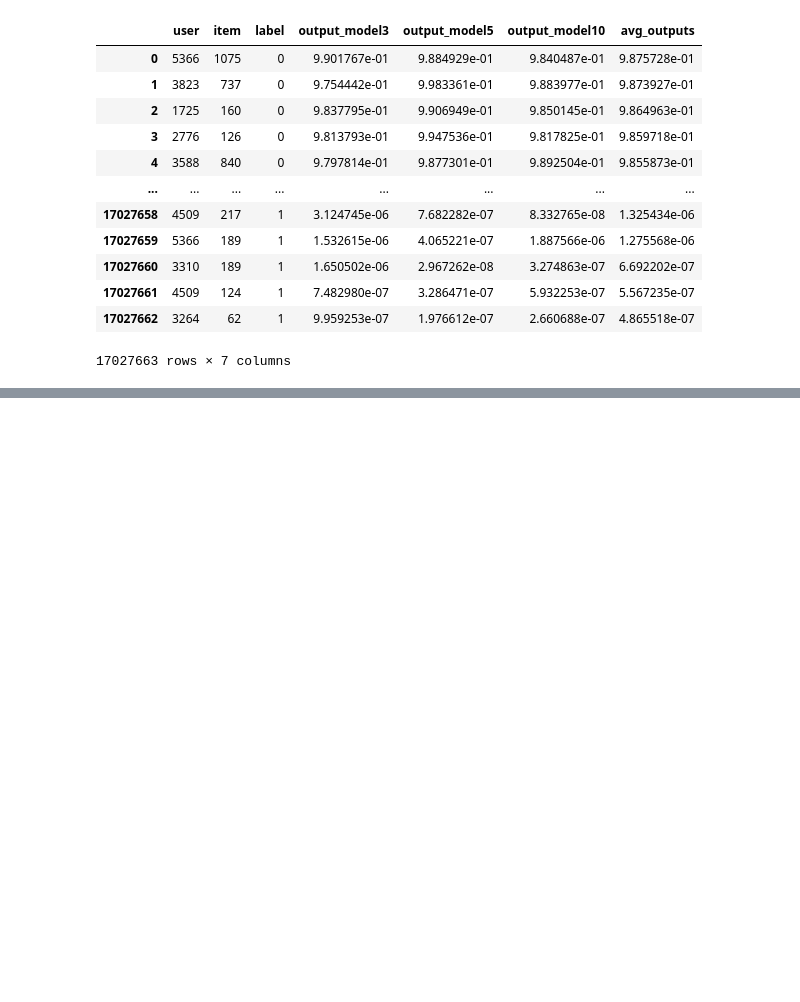
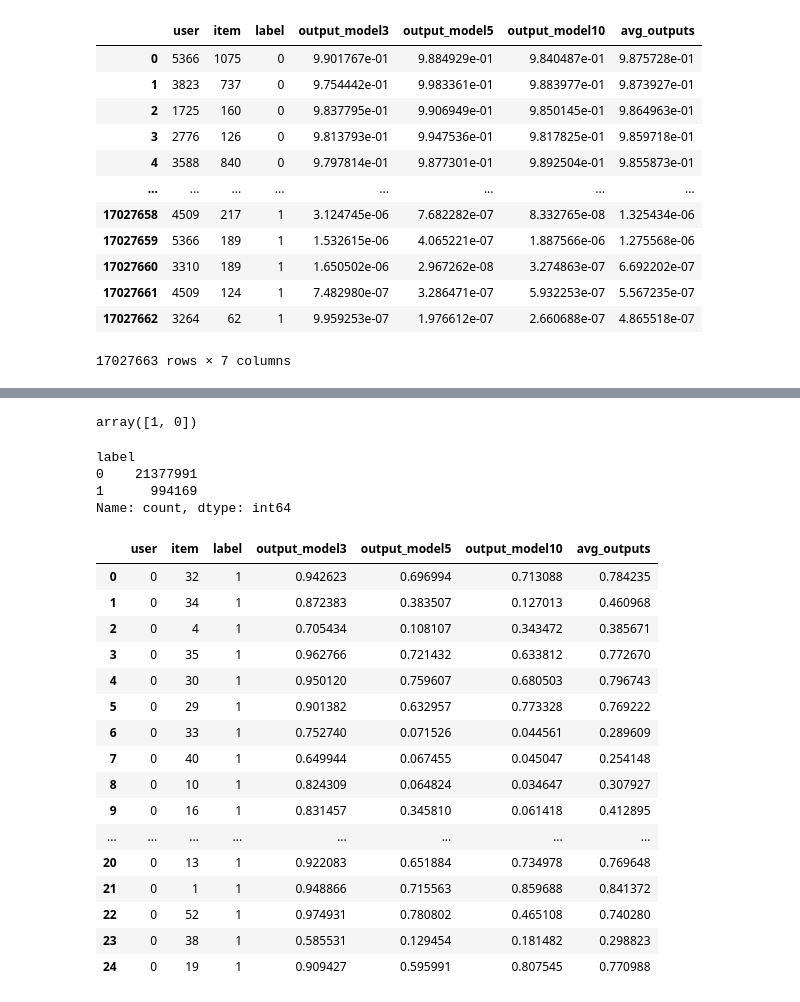
Before and after one commit to panchaldhruv27223/NCF_Recommendation, a Jupyter notebook: NCF_Pytorch/Custom_User_centric_batch/get_data_info.ipynb, the cells around one changed output, grey strips where cells are left out. Cells and saved outputs as stored; diff of their text form; code cells hidden in the pictures; blank space fills up the shorter version.

```diff
--- a/NCF_Pytorch/Custom_User_centric_batch/get_data_info.ipynb
+++ b/NCF_Pytorch/Custom_User_centric_batch/get_data_info.ipynb
@@ -968,0 +974,3 @@ El2n_75_data.to_csv("El2n_75_data.csv", index=False)
+# %%
+df = pd.read_csv("/home/dhruv/Documents/NCF/NCF_Recommendation/NCF_Pytorch/Custom_User_centric_batch/all_user_item_data_with_result.csv")
+df.head()
@@ -968,0 +984,31 @@ El2n_75_data.to_csv("El2n_75_data.csv", index=False)
+# %%
+df["label"].unique()
+# %% [output]
+array([1, 0])
+# %%
+df["label"].value_counts()
+# %% [output]
+label
+0    21377991
+1      994169
+Name: count, dtype: int64
+# %%
+df.head(25)
+# %% [output]
+|  | user | item | label | output_model3 | output_model5 | output_model10 | avg_outputs |
+| 0 | 0 | 32 | 1 | 0.942623 | 0.696994 | 0.713088 | 0.784235 |
+| 1 | 0 | 34 | 1 | 0.872383 | 0.383507 | 0.127013 | 0.460968 |
+| 2 | 0 | 4 | 1 | 0.705434 | 0.108107 | 0.343472 | 0.385671 |
+| 3 | 0 | 35 | 1 | 0.962766 | 0.721432 | 0.633812 | 0.772670 |
+| 4 | 0 | 30 | 1 | 0.950120 | 0.759607 | 0.680503 | 0.796743 |
+| 5 | 0 | 29 | 1 | 0.901382 | 0.632957 | 0.773328 | 0.769222 |
+| 6 | 0 | 33 | 1 | 0.752740 | 0.071526 | 0.044561 | 0.289609 |
+| 7 | 0 | 40 | 1 | 0.649944 | 0.067455 | 0.045047 | 0.254148 |
+| 8 | 0 | 10 | 1 | 0.824309 | 0.064824 | 0.034647 | 0.307927 |
+| 9 | 0 | 16 | 1 | 0.831457 | 0.345810 | 0.061418 | 0.412895 |
+| ... | ... | ... | ... | ... | ... | ... | ... |
+| 20 | 0 | 13 | 1 | 0.922083 | 0.651884 | 0.734978 | 0.769648 |
+| 21 | 0 | 1 | 1 | 0.948866 | 0.715563 | 0.859688 | 0.841372 |
+| 22 | 0 | 52 | 1 | 0.974931 | 0.780802 | 0.465108 | 0.740280 |
+| 23 | 0 | 38 | 1 | 0.585531 | 0.129454 | 0.181482 | 0.298823 |
+| 24 | 0 | 19 | 1 | 0.909427 | 0.595991 | 0.807545 | 0.770988 |
```
Also changed, not shown: parts of 39 cells of this notebook, 4 other files.
